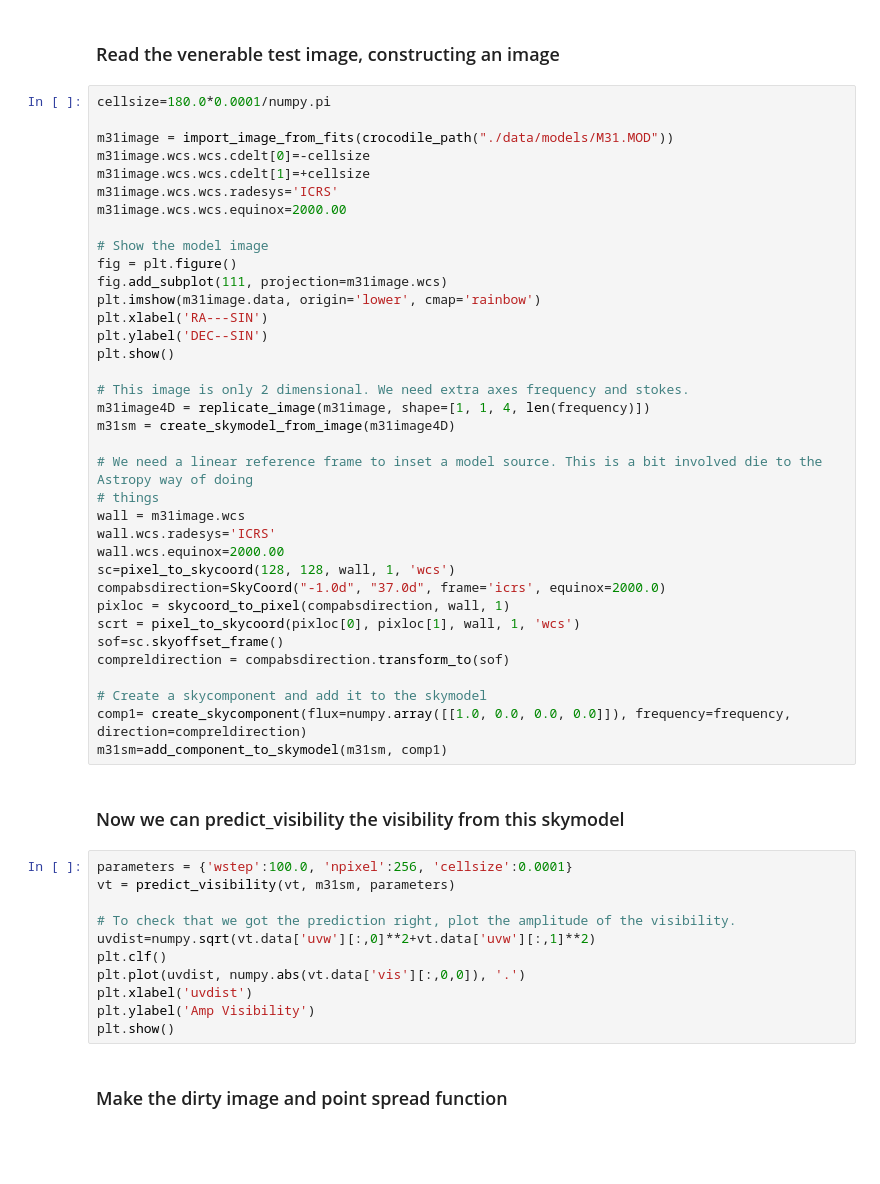
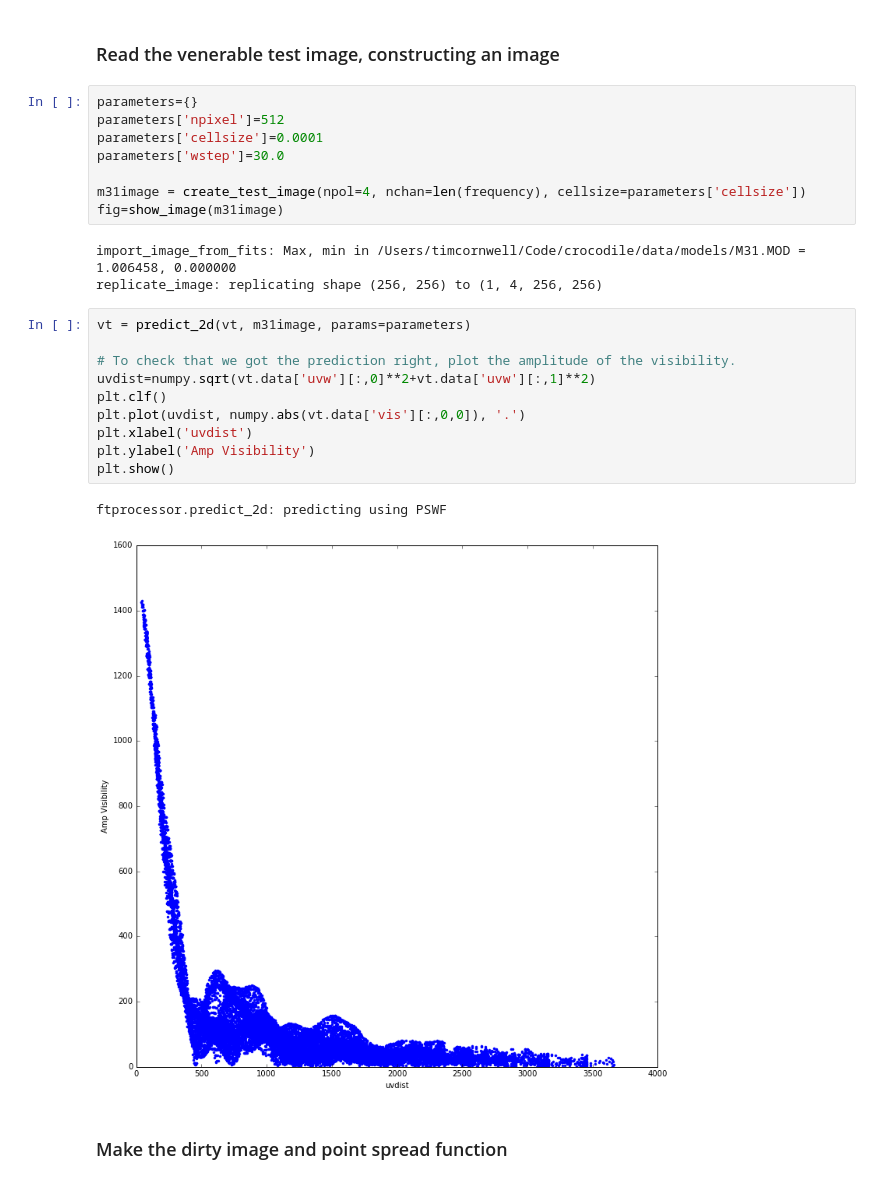
Before and after one commit to SKA-ScienceDataProcessor/algorithm-reference-library, a Jupyter notebook: examples/arl/imaging.ipynb, the cells around one changed output. Cells and saved outputs as stored; diff of their text form; blank space fills up the shorter version.

```diff
--- a/examples/arl/imaging.ipynb
+++ b/examples/arl/imaging.ipynb
@@ -59,54 +67,29 @@ for f in frequency:
 # %% [markdown]
 ### Read the venerable test image, constructing an image
-# %%
-cellsize=180.0*0.0001/numpy.pi
-
-m31image = import_image_from_fits(crocodile_path("./data/models/M31.MOD"))
-m31image.wcs.wcs.cdelt[0]=-cellsize
-m31image.wcs.wcs.cdelt[1]=+cellsize
-m31image.wcs.wcs.radesys='ICRS'
-m31image.wcs.wcs.equinox=2000.00
-
-# Show the model image
-fig = plt.figure()
-fig.add_subplot(111, projection=m31image.wcs)
-plt.imshow(m31image.data, origin='lower', cmap='rainbow')
-plt.xlabel('RA---SIN')
-plt.ylabel('DEC--SIN')
-plt.show()
-
-# This image is only 2 dimensional. We need extra axes frequency and stokes.
-m31image4D = replicate_image(m31image, shape=[1, 1, 4, len(frequency)])
-m31sm = create_skymodel_from_image(m31image4D)
-
-# We need a linear reference frame to inset a model source. This is a bit involved die to the Astropy way of doing
-# things
-wall = m31image.wcs
-wall.wcs.radesys='ICRS'
-wall.wcs.equinox=2000.00
-sc=pixel_to_skycoord(128, 128, wall, 1, 'wcs')
-compabsdirection=SkyCoord("-1.0d", "37.0d", frame='icrs', equinox=2000.0)
-pixloc = skycoord_to_pixel(compabsdirection, wall, 1)
-scrt = pixel_to_skycoord(pixloc[0], pixloc[1], wall, 1, 'wcs')
-sof=sc.skyoffset_frame()
-compreldirection = compabsdirection.transform_to(sof)
-
-# Create a skycomponent and add it to the skymodel
-comp1= create_skycomponent(flux=numpy.array([[1.0, 0.0, 0.0, 0.0]]), frequency=frequency, direction=compreldirection)
-m31sm=add_component_to_skymodel(m31sm, comp1)
-# %% [markdown]
-### Now we can predict_visibility the visibility from this skymodel
+# %%
+parameters={}
+parameters['npixel']=512
+parameters['cellsize']=0.0001
+parameters['wstep']=30.0
+
+m31image = create_test_image(npol=4, nchan=len(frequency), cellsize=parameters['cellsize'])
+fig=show_image(m31image)
+# %% [output]
+import_image_from_fits: Max, min in /Users/timcornwell/Code/crocodile/data/models/M31.MOD = 1.006458, 0.000000
+replicate_image: replicating shape (256, 256) to (1, 4, 256, 256)
 # %%
-parameters = {'wstep':100.0, 'npixel':256, 'cellsize':0.0001}
-vt = predict_visibility(vt, m31sm, parameters)
+vt = predict_2d(vt, m31image, params=parameters)
 
 # To check that we got the prediction right, plot the amplitude of the visibility.
 uvdist=numpy.sqrt(vt.data['uvw'][:,0]**2+vt.data['uvw'][:,1]**2)
 plt.clf()
 plt.plot(uvdist, numpy.abs(vt.data['vis'][:,0,0]), '.')
 plt.xlabel('uvdist')
 plt.ylabel('Amp Visibility')
 plt.show()
+# %% [output]
+ftprocessor.predict_2d: predicting using PSWF
+[figure, added]
 # %% [markdown]
 ### Make the dirty image and point spread function
 # %%
```
Also changed, not shown: parts of 7 cells of this notebook, 2 other files.
